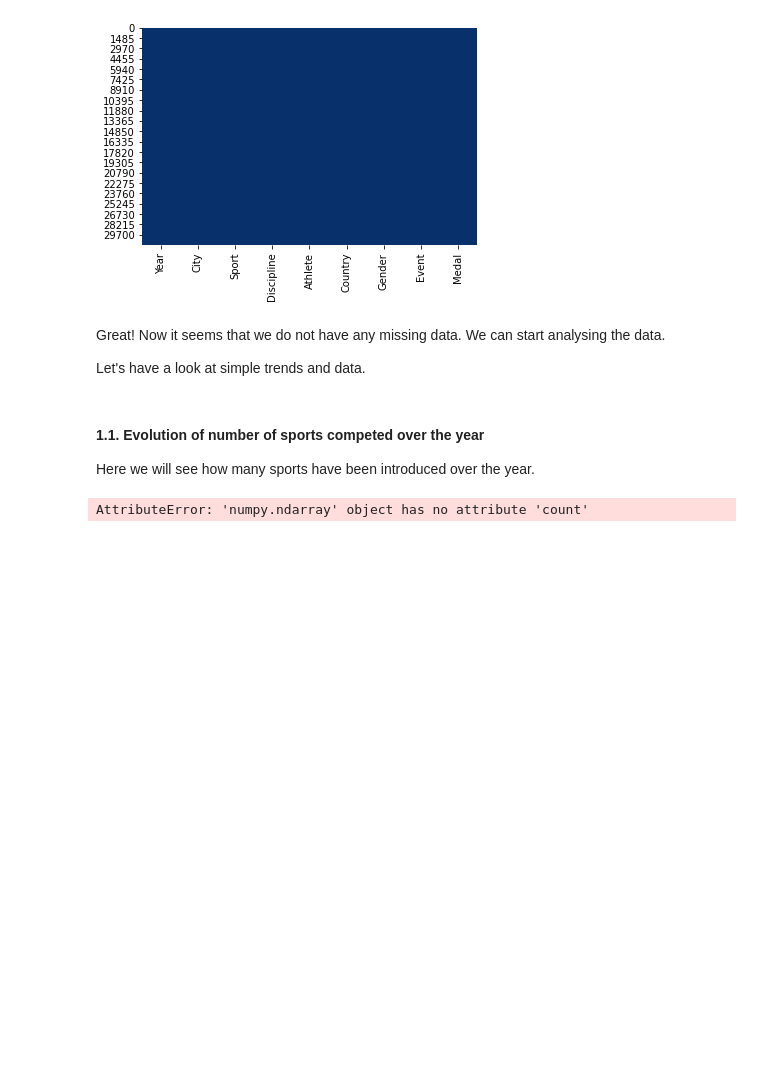
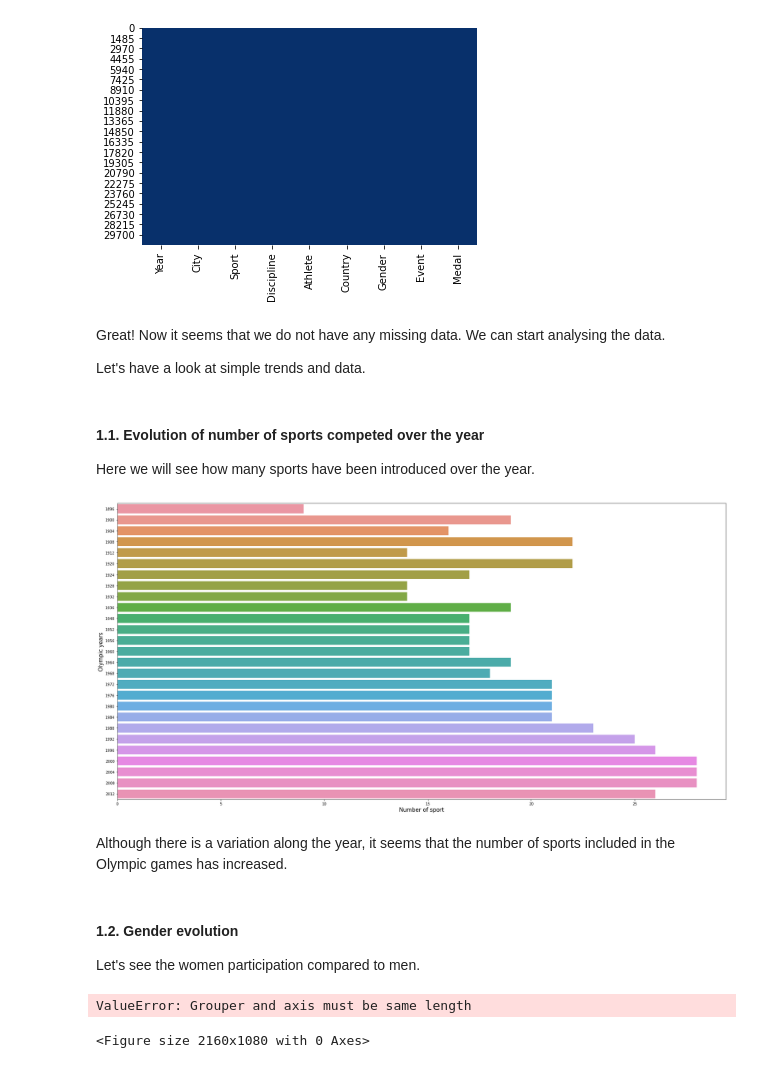
Before and after one commit to victorcruz90/Olympic-medals-analysis, a Jupyter notebook: Initial_data_understanding.ipynb, the cells around one changed output. Drawn from its saved outputs; the diff is of its cells as text; code cells hidden in the pictures; blank space fills up the shorter version.

```diff
--- a/Initial_data_understanding.ipynb
+++ b/Initial_data_understanding.ipynb
@@ -117,7 +121,26 @@ Let's have a look at simple trends and data.
 #### 1.1. Evolution of number of sports competed over the year
 
 Here we will see how many sports have been introduced over the year.
-# %%
-sns.barplot(x=data_summer['Year'],y=data_summer['Sport'].unique.count, data=data_summer)
-# %% [output]
-AttributeError: 'numpy.ndarray' object has no attribute 'count'
+# %%
+plt.figure(figsize=(30,15))
+sns.barplot(x=data_summer.groupby('Year')['Sport'].nunique(),y=data_summer['Year'].unique(), data=data_summer, orient='h')
+plt.xlabel('Number of sport', fontsize=15)
+plt.ylabel('Olympic years', fontsize=15)
+plt.show()
+# %% [output]
+[figure, added]
+# %% [markdown]
+Although there is a variation along the year, it seems that the number of sports included in the Olympic games has increased.
+# %% [markdown]
+####  1.2. Gender evolution
+
+Let's see the women participation compared to men.
+# %%
+plt.figure(figsize=(30,15))
+sns.barplot(x=data_summer.groupby('Year')['Medal'].count(),y=data_summer['Year'].unique(), data=data_summer, hue=data_summer["Gender"], orient='h')
+plt.xlabel('Gender', fontsize=15)
+plt.ylabel('Medal number', fontsize=15)
+plt.show()
+# %% [output]
+ValueError: Grouper and axis must be same length
+<Figure size 2160x1080 with 0 Axes>
```
Also changed, not shown: parts of 1 cell of this notebook.
